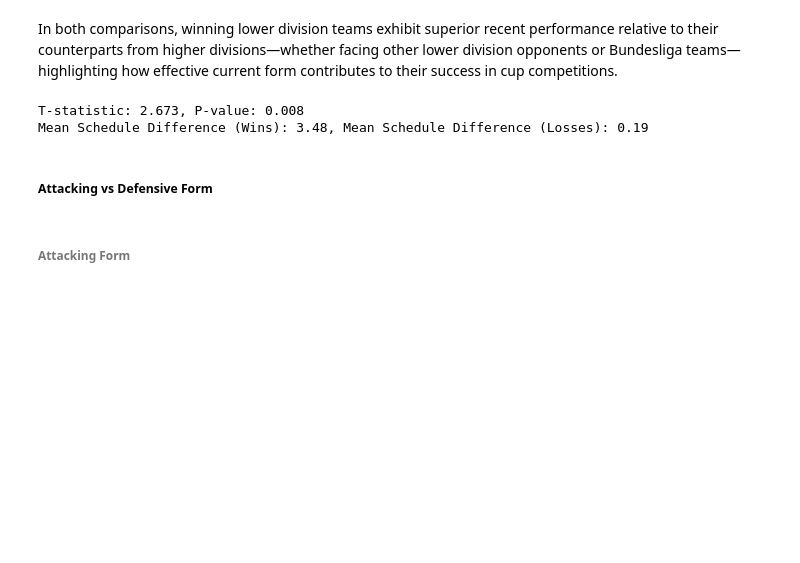
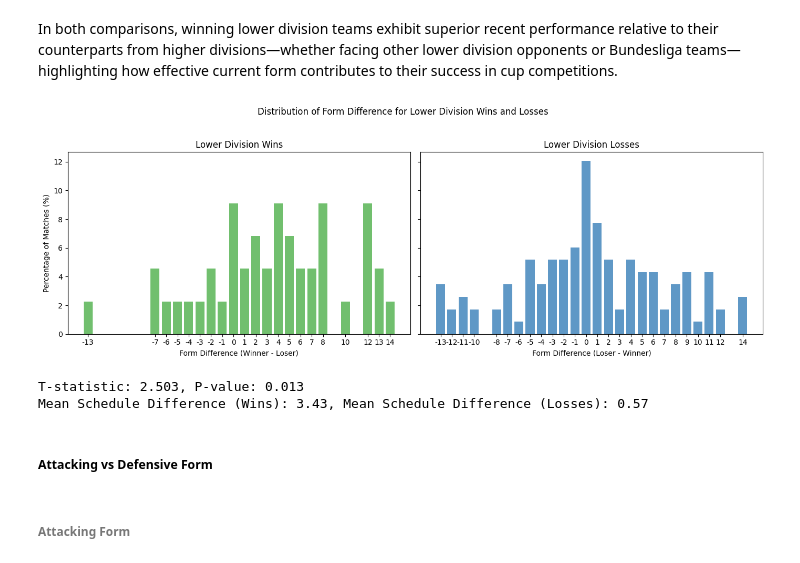
Before and after one commit to armin2080/DFB-Cup, a Jupyter notebook: notebook.ipynb, the cells around one changed output. Cells and saved outputs as stored; diff of their text form; code cells hidden in the pictures; blank space fills up the shorter version.

Commit message:
remove outliers from team form analysis

```diff
--- a/notebook.ipynb
+++ b/notebook.ipynb
@@ -1596,13 +1610,17 @@ for _, row in lower_loss_matches.iterrows():
         continue
     lower_loss_form_diff.append(diff)
 
+# Remove outliers (keep only values between -13 and 14)
+filtered_lower_win_form_diff = [x for x in lower_win_form_diff if -13 <= x <= 14]
+filtered_lower_loss_form_diff = [x for x in lower_loss_form_diff if -13 <= x <= 14]
+
 # Calculate percentage occurrence for each unique value in lower_win_form_diff
-unique_lower_win, counts_lower_win = np.unique(lower_win_form_diff, return_counts=True)
+unique_lower_win, counts_lower_win = np.unique(filtered_lower_win_form_diff, return_counts=True)
 total_win = counts_lower_win.sum()
 value_percentages_lower_win = {val: (cnt / total_win) * 100 for val, cnt in zip(unique_lower_win, counts_lower_win)}
 
 # Calculate percentage occurrence for each unique value in lower_loss_form_diff
-unique_lower_loss, counts_lower_loss = np.unique(lower_loss_form_diff, return_counts=True)
+unique_lower_loss, counts_lower_loss = np.unique(filtered_lower_loss_form_diff, return_counts=True)
 total_loss = counts_lower_loss.sum()
 value_percentages_lower_loss = {val: (cnt / total_loss) * 100 for val, cnt in zip(unique_lower_loss, counts_lower_loss)}
 
@@ -1613,36 +1631,41 @@ fig, axes = plt.subplots(1, 2, figsize=(14, 5), sharey=True)
 # Plot for lower_win_form_diff
 axes[0].bar(
     value_percentages_lower_win.keys(),
     value_percentages_lower_win.values(),
     alpha=0.8,
     color='#4daf4a'
 )
 win_keys = sorted(value_percentages_lower_win.keys())
 axes[0].set_xticks(win_keys)
 axes[0].set_xticklabels(win_keys)  # Keep it numeric for correct spacing
 axes[0].set_xlabel('Form Difference (Winner - Loser)')
 axes[0].set_ylabel('Percentage of Matches (%)')
 axes[0].set_title('Lower Division Wins')
 
 # Plot for lower_loss_form_diff
 axes[1].bar(
     value_percentages_lower_loss.keys(),
     value_percentages_lower_loss.values(),
     alpha=0.8,
     color='#377eb8'
 )
 loss_keys = sorted(value_percentages_lower_loss.keys())
 axes[1].set_xticks(loss_keys)
 axes[1].set_xticklabels(loss_keys)  # Keep it numeric for correct spacing
 axes[1].set_xlabel('Form Difference (Loser - Winner)')
 axes[1].set_title('Lower Division Losses')
 
 plt.suptitle('Distribution of Form Difference for Lower Division Wins and Losses')
 plt.tight_layout(rect=[0, 0, 1, 0.95])
 plt.show()
+# %% [output]
+[figure, added]
 # %%
-lower_win_diff_series = pd.Series(lower_win_form_diff)
-lower_loss_diff_series = pd.Series(lower_loss_form_diff)
+
+
+
+lower_win_diff_series = pd.Series(filtered_lower_win_form_diff)
+lower_loss_diff_series = pd.Series(filtered_lower_loss_form_diff)
 
 # Perform t-test comparing schedule differences for wins vs losses
 t_statistic, p_value = ttest_ind(lower_win_diff_series, lower_loss_diff_series, nan_policy='omit')
@@ -1653,8 +1676,8 @@ print(f"T-statistic: {t_statistic:.3f}, P-value: {p_value:.3f}")
 # Optional: show means for context
 print(f"Mean Schedule Difference (Wins): {lower_win_diff_series.mean():.2f}, Mean Schedule Difference (Losses): {lower_loss_diff_series.mean():.2f}")
 # %% [output]
-T-statistic: 2.673, P-value: 0.008
-Mean Schedule Difference (Wins): 3.48, Mean Schedule Difference (Losses): 0.19
+T-statistic: 2.503, P-value: 0.013
+Mean Schedule Difference (Wins): 3.43, Mean Schedule Difference (Losses): 0.57
 # %% [markdown]
 ##### Attacking vs Defensive Form
 # %%
```
Also changed, not shown: parts of 4 cells of this notebook.
